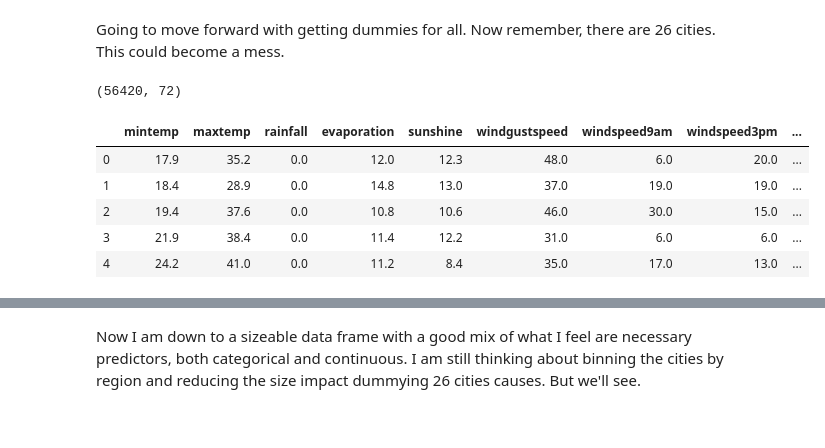
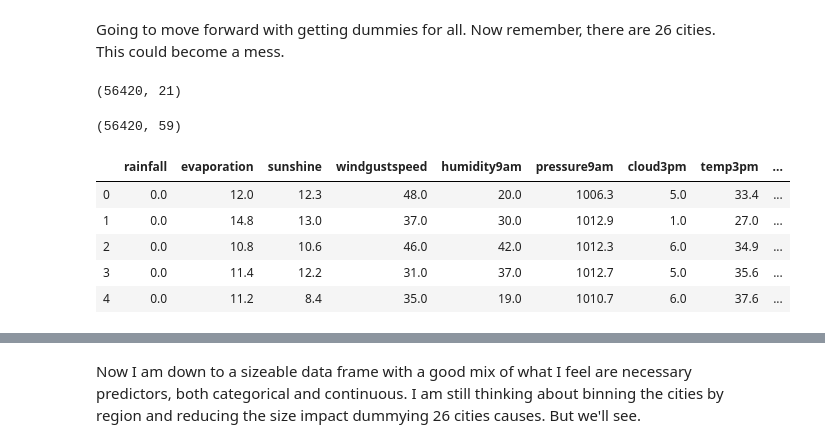
Before and after one commit to daveajstearns/classif_blog, a Jupyter notebook: predicting_rain.ipynb, the cells around one changed output, grey strips where cells are left out. Saved outputs shown, nothing was run; the diff lists cells and outputs as text; code cells hidden in the pictures.

```diff
--- a/predicting_rain.ipynb
+++ b/predicting_rain.ipynb
@@ -230,4 +271,10 @@ Current goal is to use all columns possible and then use a feature selection alg
+# %%
+# df_test.drop(columns=['mintemp', 'maxtemp', 'temp9am', 'cloud9am', 'maxtemp', 'mintemp', 'pressure3pm',
+#                      'humidity3pm']
+df_test3 = df_test
+# df_test3.drop(columns=['mintemp', 'maxtemp', 'temp9am', 'cloud9am',
+#                       'maxtemp', 'mintemp', 'pressure3pm','humidity3pm', 'windspeed9am', 'windspeed3pm'], inplace=True)
 # %%
-# df_test.drop(columns=['mintemp', 'maxtemp'], inplace=True)
+df_test3.drop(columns=['windspeed9am', 'windspeed3pm'], axis=1, inplace=True)
 # %% [markdown]
 Going to move forward with getting dummies for all. Now remember, there are 26 cities. This could become a mess.
@@ -236,11 +281,17 @@ df_test = pd.get_dummies(df_test)
+# %%
+df_test3.shape
+# %% [output]
+(56420, 21)
+# %%
+df_test3 = pd.get_dummies(df_test3, drop_first=True)
 # %%
-print(df_test.shape)
-df_test.head()
+print(df_test3.shape)
+df_test3.head()
 # %% [output]
-(56420, 72)
+(56420, 59)
-|  | mintemp | maxtemp | rainfall | evaporation | sunshine | windgustspeed | windspeed9am | windspeed3pm | ... |
-| 0 | 17.9 | 35.2 | 0.0 | 12.0 | 12.3 | 48.0 | 6.0 | 20.0 | ... |
-| 1 | 18.4 | 28.9 | 0.0 | 14.8 | 13.0 | 37.0 | 19.0 | 19.0 | ... |
-| 2 | 19.4 | 37.6 | 0.0 | 10.8 | 10.6 | 46.0 | 30.0 | 15.0 | ... |
-| 3 | 21.9 | 38.4 | 0.0 | 11.4 | 12.2 | 31.0 | 6.0 | 6.0 | ... |
-| 4 | 24.2 | 41.0 | 0.0 | 11.2 | 8.4 | 35.0 | 17.0 | 13.0 | ... |
+|  | rainfall | evaporation | sunshine | windgustspeed | humidity9am | pressure9am | cloud3pm | temp3pm | ... |
+| 0 | 0.0 | 12.0 | 12.3 | 48.0 | 20.0 | 1006.3 | 5.0 | 33.4 | ... |
+| 1 | 0.0 | 14.8 | 13.0 | 37.0 | 30.0 | 1012.9 | 1.0 | 27.0 | ... |
+| 2 | 0.0 | 10.8 | 10.6 | 46.0 | 42.0 | 1012.3 | 6.0 | 34.9 | ... |
+| 3 | 0.0 | 11.4 | 12.2 | 31.0 | 37.0 | 1012.7 | 5.0 | 35.6 | ... |
+| 4 | 0.0 | 11.2 | 8.4 | 35.0 | 19.0 | 1010.7 | 6.0 | 37.6 | ... |
```
Also changed, not shown: parts of 82 cells of this notebook.
